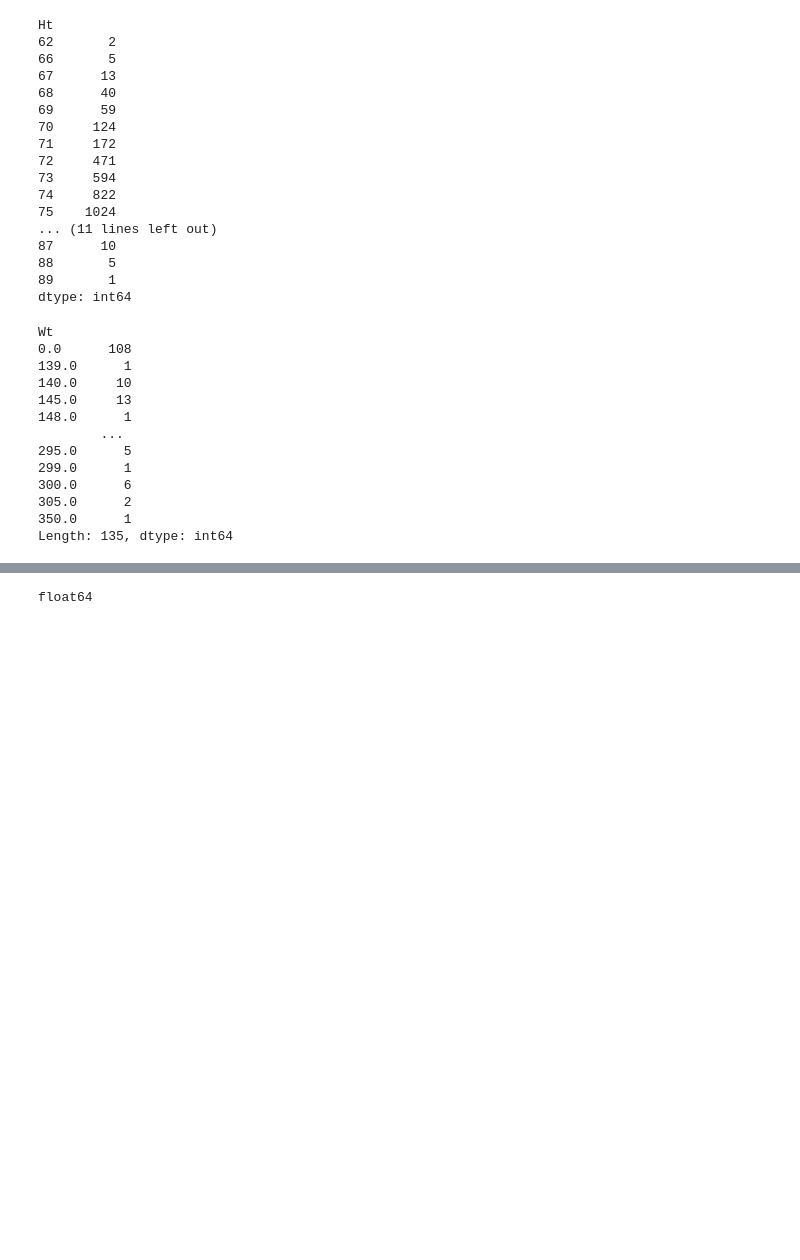
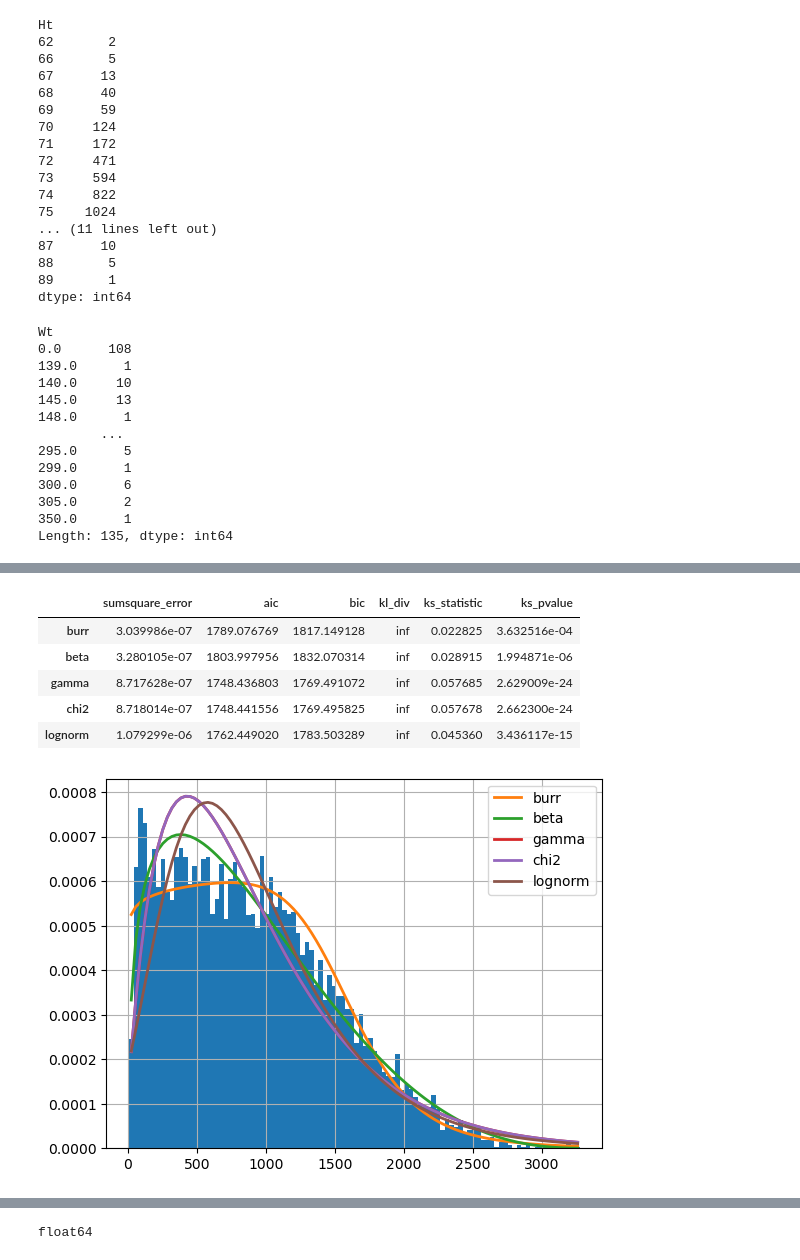
Before and after one commit to zainhoda1/Capstone-project, a Jupyter notebook: Analysis files/Model Execution.ipynb, the cells around one changed output, grey strips where cells are left out. Cells and saved outputs as stored; diff of their text form; code cells hidden in the pictures; blank space fills up the shorter version.

```diff
--- a/Analysis files/Model Execution.ipynb
+++ b/Analysis files/Model Execution.ipynb
@@ -372,0 +386,10 @@ array([[<Axes: title={'center': 'Calc A_n1'}>]], dtype=object)
+# %%
+f = Fitter(df['Calc A'],
+           distributions=['gamma',
+                          'lognorm',
+                          "beta",
+                          "burr",
+                          "norm", 'chi2', 'expon', 'exponpow'])
+f.fit()
+f.summary()
+# %% [output]
@@ -372,0 +404,7 @@ array([[<Axes: title={'center': 'Calc A_n1'}>]], dtype=object)
+|  | sumsquare_error | aic | bic | kl_div | ks_statistic | ks_pvalue |
+| burr | 3.039986e-07 | 1789.076769 | 1817.149128 | inf | 0.022825 | 3.632516e-04 |
+| beta | 3.280105e-07 | 1803.997956 | 1832.070314 | inf | 0.028915 | 1.994871e-06 |
+| gamma | 8.717628e-07 | 1748.436803 | 1769.491072 | inf | 0.057685 | 2.629009e-24 |
+| chi2 | 8.718014e-07 | 1748.441556 | 1769.495825 | inf | 0.057678 | 2.662300e-24 |
+| lognorm | 1.079299e-06 | 1762.449020 | 1783.503289 | inf | 0.045360 | 3.436117e-15 |
+[figure, added]
```
Also changed, not shown: parts of 17 cells of this notebook.
